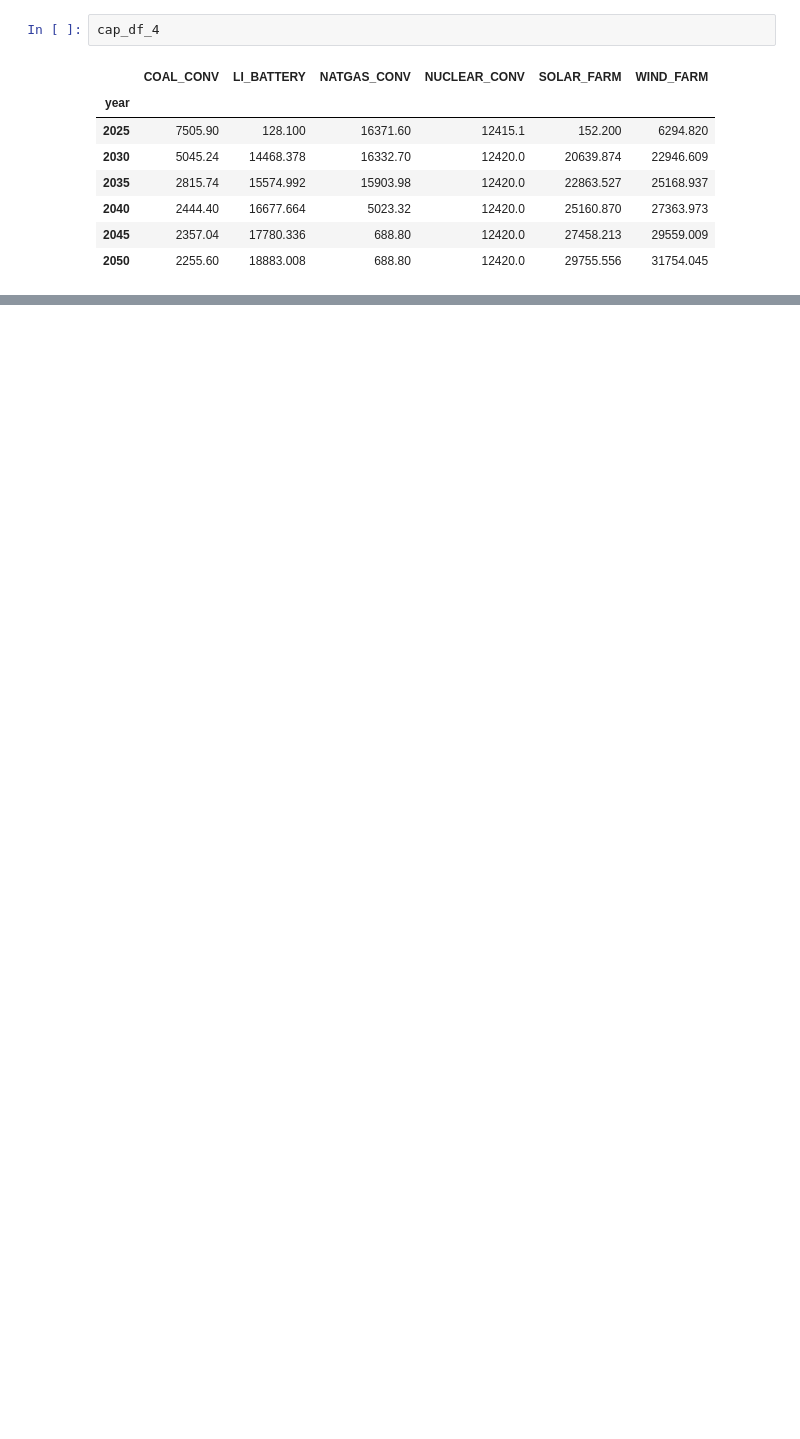
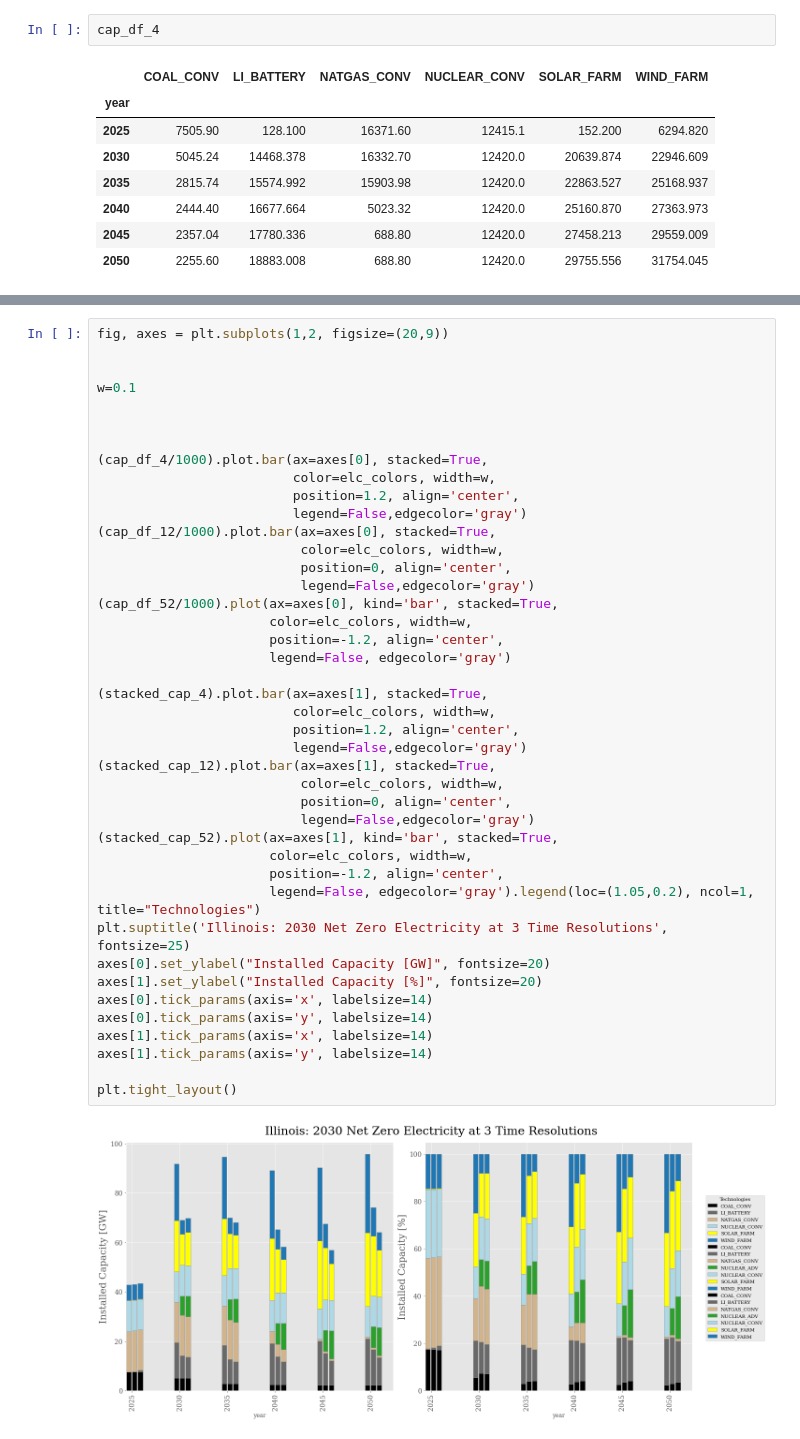
Before and after one commit to samgdotson/2021-dotson-ms, a Jupyter notebook: illinois_time_resolution.ipynb, the cells around one changed output, grey strips where cells are left out. Saved outputs shown, nothing was run; the diff lists cells and outputs as text; blank space fills up the shorter version.

```diff
--- a/illinois_time_resolution.ipynb
+++ b/illinois_time_resolution.ipynb
@@ -192,3 +197,47 @@ plt.show()
+# %%
+fig, axes = plt.subplots(1,2, figsize=(20,9))
+
+
+w=0.1
+
+
+
+(cap_df_4/1000).plot.bar(ax=axes[0], stacked=True,
+                         color=elc_colors, width=w,
+                         position=1.2, align='center',
+                         legend=False,edgecolor='gray')
+(cap_df_12/1000).plot.bar(ax=axes[0], stacked=True,
+                          color=elc_colors, width=w,
+                          position=0, align='center',
+                          legend=False,edgecolor='gray')
+(cap_df_52/1000).plot(ax=axes[0], kind='bar', stacked=True,
+                      color=elc_colors, width=w,
+                      position=-1.2, align='center',
+                      legend=False, edgecolor='gray')
+
+(stacked_cap_4).plot.bar(ax=axes[1], stacked=True,
+                         color=elc_colors, width=w,
+                         position=1.2, align='center',
+                         legend=False,edgecolor='gray')
+(stacked_cap_12).plot.bar(ax=axes[1], stacked=True,
+                          color=elc_colors, width=w,
+                          position=0, align='center',
+                          legend=False,edgecolor='gray')
+(stacked_cap_52).plot(ax=axes[1], kind='bar', stacked=True,
+                      color=elc_colors, width=w,
+                      position=-1.2, align='center',
+                      legend=False, edgecolor='gray').legend(loc=(1.05,0.2), ncol=1, title="Technologies")
+plt.suptitle('Illinois: 2030 Net Zero Electricity at 3 Time Resolutions', fontsize=25)
+axes[0].set_ylabel("Installed Capacity [GW]", fontsize=20)
+axes[1].set_ylabel("Installed Capacity [%]", fontsize=20)
+axes[0].tick_params(axis='x', labelsize=14)
+axes[0].tick_params(axis='y', labelsize=14)
+axes[1].tick_params(axis='x', labelsize=14)
+axes[1].tick_params(axis='y', labelsize=14)
+
+plt.tight_layout()
+# %% [output]
+[figure, added]
 # %%
 fig, axes = plt.subplots(1,2, figsize=(20,9))
 
```
Also changed, not shown: parts of 10 cells of this notebook, 4 other files.
